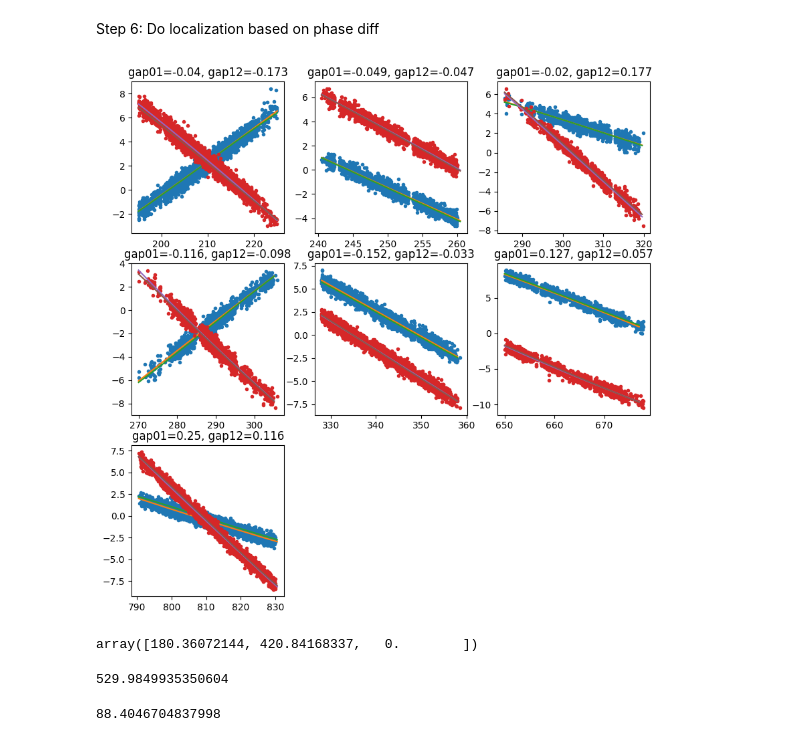
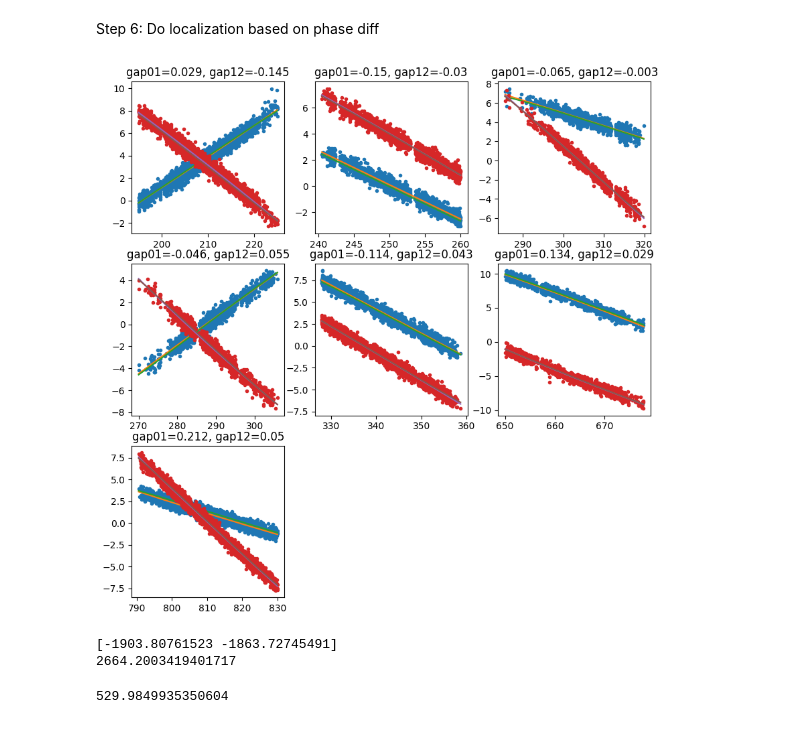
Before and after one commit to ConnectedSystemsLab/starloc_preproc, a Jupyter notebook: Starloc/Starloc.ipynb, the cells around one changed output. Cells and saved outputs as stored; diff of their text form; code cells hidden in the pictures.

Commit message:
looking for real orientation

```diff
--- a/Starloc/Starloc.ipynb
+++ b/Starloc/Starloc.ipynb
@@ -92,17 +92,27 @@ Step 5: Run `phase_from_bin.m` to get phase difference.
 Step 6: Do localization based on phase diff
 # %%
 # first cheat by using the gt location to get the random phase offset (mean value for all satellites)
-from sat_id import aoa_sim_1_sat
+from sat_id import aoa_sim_1_sat, aoa_sim_1_sat_eph
 t_sim_list = sio.loadmat(date+'/output_doppler.mat')['t_list']
 dopp_track_dict = sio.loadmat(date+'/phase_comp.mat')['dopp_track_dict']
 id_dict = sio.loadmat(date+'/phase_comp.mat')['id_dict']
 sat_dopp_struct = sio.loadmat(date+'/phase_comp.mat')['sat_dopp_dict']
+ref_sig_idx = sio.loadmat(date+'/info.mat')['ref_sig_idx']
+phase_offset_01 = sio.loadmat(date+'/info.mat')['phase_offset_01'][0]
+phase_offset_21 = sio.loadmat(date+'/info.mat')['phase_offset_21'][0]
 sat_num = len(dopp_track_dict[0, :])
 
 # tracked tones' phase diff
 del_phi_repeat_01_list, del_phi_repeat_12_list, coeff_01_list, coeff_12_list, del_phi_01_gt_list, del_phi_12_gt_list, t_sim_arr, az_gt_list, el_gt_list, range_gt_list = [], [], [], [], [], [], [], [], [], []
 d, lam = 13.25e-2, 3e8/fc
 loc_1, loc_0, loc_2 = np.array([0,0,0]), np.array([0,-d,0]), np.array([d,0,0])
+
+# consider orientation
+ang_10_1_opt, ang_10_2_opt = np.deg2rad(np.array([ -0.32732733, -3.        ]))
+ang_12_1_opt, ang_12_2_opt = np.deg2rad(np.array([ 1.48648649, -1.57057057]))
+loc_0 = d * np.array([-np.cos(ang_10_2_opt)*np.sin(ang_10_1_opt), -np.cos(ang_10_2_opt)*np.cos(ang_10_1_opt), -np.sin(ang_10_2_opt)])
+loc_2 = d * np.array([np.cos(ang_12_2_opt)*np.cos(ang_12_1_opt), -np.cos(ang_12_2_opt)*np.sin(ang_12_1_opt), np.sin(ang_12_2_opt)])
+
 gap_01_arr, gap_12_arr = np.array([]), np.array([])
 for sat_idx in range(sat_num):
     # time for tracked tones
@@ -124,9 +134,13 @@ for sat_idx in range(sat_num):
                          np.cos(el_gt) * np.cos(az_gt),
                          np.sin(el_gt)))    # the unit vector pointing to the sat from the origin
 
+    # subtract the ref sig's phase
+    ref_sig_ii = np.argmin(np.abs(ref_sig_idx[:, 0]/sample_rate-t_sat_start))
+    phase_offset_01_ = phase_offset_01[ref_sig_ii]
+    phase_offset_12_ = -phase_offset_21[ref_sig_ii]
 
-    del_phi_repeat_01 = np.unwrap(np.angle(dopp_track[:, 2])-np.angle(dopp_track[:, 3]))
-    del_phi_repeat_12 = np.unwrap(np.angle(dopp_track[:, 3])-np.angle(dopp_track[:, 4]))
+    del_phi_repeat_01 = np.unwrap(np.angle(dopp_track[:, 2])-np.angle(dopp_track[:, 3])) - phase_offset_01_
+    del_phi_repeat_12 = np.unwrap(np.angle(dopp_track[:, 3])-np.angle(dopp_track[:, 4])) - phase_offset_12_
 
     range_1 = np.linalg.norm(1e7*loc_u-loc_1, axis=1)
     range_0 = np.linalg.norm(1e7*loc_u-loc_0, axis=1)
@@ -154,34 +168,34 @@ for sat_idx in range(sat_num):
     coeff_12_list.append(np.polyfit(t_repeat, del_phi_repeat_12, 2))
     del_phi_repeat_01_list.append(del_phi_repeat_01)
     del_phi_repeat_12_list.append(del_phi_repeat_12)
     del_phi_01_gt_list.append(del_phi_01_gt)
     del_phi_12_gt_list.append(del_phi_12_gt)
     gap_01_arr = np.append(gap_01_arr, gap_01)
     gap_12_arr = np.append(gap_12_arr, gap_12)
     az_gt_list.append(az_gt)
     el_gt_list.append(el_gt)
     range_gt_list.append(range_gt)
     t_sim_arr.append(t_sim)
 
 # plot a large fig
 # plt.close('all')
 plt.figure(figsize=(10, 10))
 for sat_idx in range(sat_num):
     dopp_track = dopp_track_dict[0, sat_idx]
     t_sim = t_sim_arr[sat_idx]
     plt.subplot(3, 3, sat_idx+1)
     plt.plot(dopp_track[:, 0], del_phi_repeat_01_list[sat_idx]+np.mean(gap_01_arr), '.')
     plt.plot(t_sim, np.polyval(coeff_01_list[sat_idx], t_sim)+np.mean(gap_01_arr), label='fit')
     plt.plot(t_sim, del_phi_01_gt_list[sat_idx], label='gt')
 
     plt.plot(dopp_track[:, 0], del_phi_repeat_12_list[sat_idx]+np.mean(gap_12_arr), '.')
     plt.plot(t_sim, np.polyval(coeff_12_list[sat_idx], t_sim)+np.mean(gap_12_arr), label='fit')
     plt.plot(t_sim, del_phi_12_gt_list[sat_idx], label='gt')
 
     plt.title('gap01='+str(round(gap_01_arr[sat_idx]-np.mean(gap_01_arr),3))+', gap12='+str(round(gap_12_arr[sat_idx]-np.mean(gap_12_arr),3)))
 plt.show()
 # %% [output]
-[figure, old version]
+[figure, new version]
 # %%
 # do grid search
 from tqdm import tqdm
@@ -220,43 +238,11 @@ for x in tqdm(x_grid):
 # %%
 # print location (in meters)
-loc_min
+print(loc_min)
+print(np.linalg.norm(loc_min))
 # %% [output]
-array([180.36072144, 420.84168337,   0.        ])
+[-1903.80761523 -1863.72745491]
+2664.2003419401717
 # %%
 err_min
 # %% [output]
 529.9849935350604
-# %%
-err = 0
-loc_1, loc_0, loc_2 = np.array([0e3,0,0]), np.array([0e3,0-d,0]), np.array([0e3+d,0,0])
-for sat_idx in range(sat_num):
-    dopp_track = dopp_track_dict[0, sat_idx]
-    t_sim = t_sim_arr[sat_idx]
-
-    t_repeat = dopp_track[:, 0]
-    t_start, t_end = t_repeat[0], t_repeat[-1]
-    # time for simulated doppler
-    t_sim = t_sim_list[(t_sim_list > t_start-1) & (t_sim_list < t_end+1)]
-    az_gt = sat_dopp_struct[id_dict[0,sat_idx][0]][0,0][1,:]
-    el_gt = sat_dopp_struct[id_dict[0,sat_idx][0]][0,0][2,:]
-    el_gt = np.radians(el_gt[((t_sim_list > t_start-1) & (t_sim_list < t_end+1))[0]])
-    az_gt = np.radians(az_gt[((t_sim_list > t_start-1) & (t_sim_list < t_end+1))[0]])
-    loc_u = np.column_stack((np.cos(el_gt) * np.sin(az_gt),
-                        np.cos(el_gt) * np.cos(az_gt),
-                        np.sin(el_gt)))    # the unit vector pointing to the sat from the origin
-
-    del_phi_repeat_01 = np.unwrap(np.angle(dopp_track[:, 2])-np.angle(dopp_track[:, 3]))
-    del_phi_repeat_12 = np.unwrap(np.angle(dopp_track[:, 3])-np.angle(dopp_track[:, 4]))
-
-    range_1 = np.linalg.norm(1e7*loc_u-loc_1, axis=1)
-    range_0 = np.linalg.norm(1e7*loc_u-loc_0, axis=1)
-    range_2 = np.linalg.norm(1e7*loc_u-loc_2, axis=1)
-    del_phi_01_gt = -(range_0-range_1)/lam*2*np.pi
-    del_phi_12_gt = -(range_1-range_2)/lam*2*np.pi
-
-    mes_12 = np.polyval(coeff_12_list[sat_idx], t_sim)+np.mean(gap_12_arr)
-    mes_01 = np.polyval(coeff_01_list[sat_idx], t_sim)+np.mean(gap_01_arr)
-    err+= np.sum(np.abs(mes_12-del_phi_12_gt))+np.sum(np.abs(mes_01-del_phi_01_gt))
-err
-# %% [output]
-88.4046704837998
```
Also changed, not shown: parts of 3 cells of this notebook, 1 other file.
